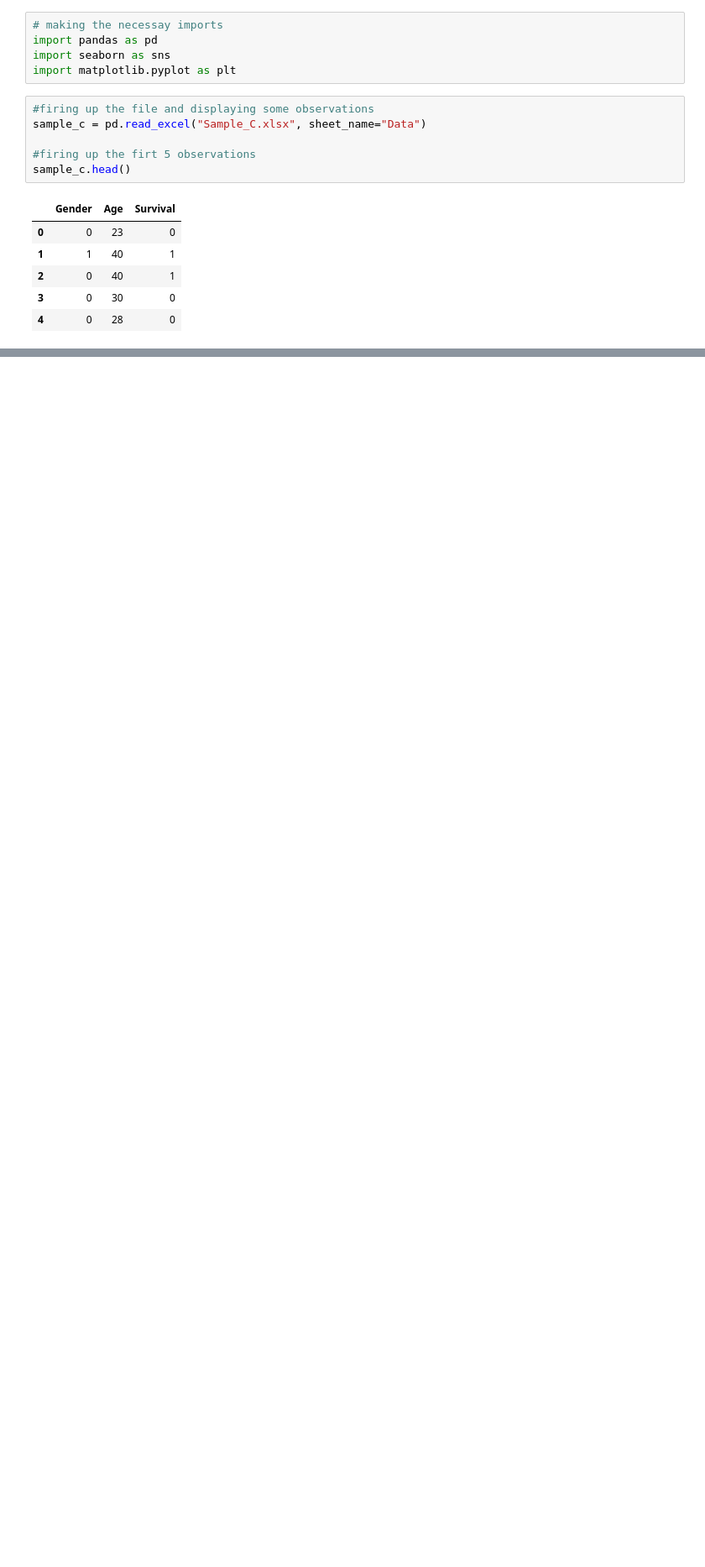
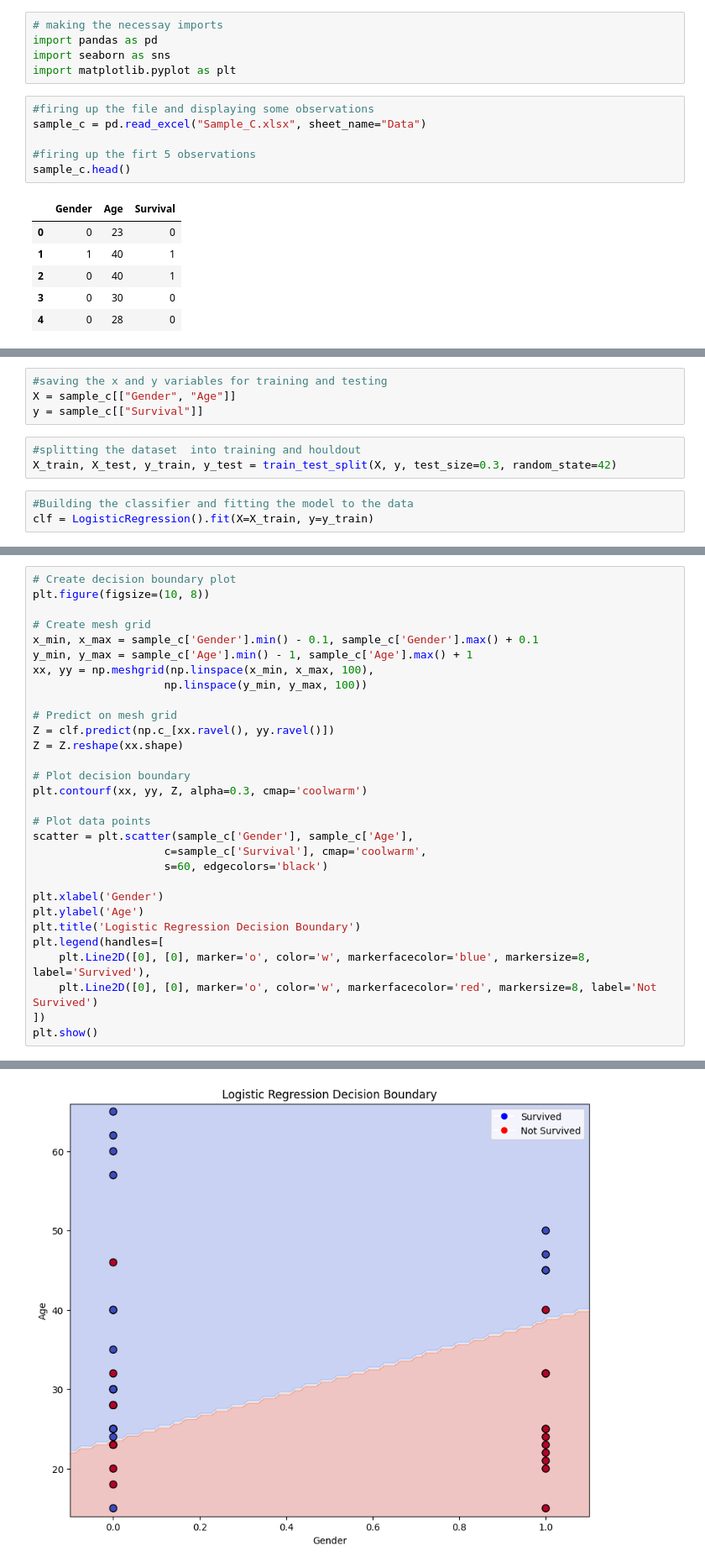
Before and after one commit to PrincelyKitilya/Linear-Regression-assumptions-tests, a Jupyter notebook: classification analysis/Logistic_Regression.ipynb, the cells around one changed output, grey strips where cells are left out. Shown at 84% size. Cells and saved outputs as stored; diff of their text form; blank space fills up the shorter version.

```diff
--- a/classification analysis/Logistic_Regression.ipynb
+++ b/classification analysis/Logistic_Regression.ipynb
@@ -18,0 +45,10 @@ sample_c.head()
+# %%
+#saving the x and y variables for training and testing
+X = sample_c[["Gender", "Age"]]
+y = sample_c[["Survival"]]
+# %%
+#splitting the dataset  into training and houldout
+X_train, X_test, y_train, y_test = train_test_split(X, y, test_size=0.3, random_state=42)
+# %%
+#Building the classifier and fitting the model to the data
+clf = LogisticRegression().fit(X=X_train, y=y_train)
@@ -18,0 +69,31 @@ sample_c.head()
+# %%
+# Create decision boundary plot
+plt.figure(figsize=(10, 8))
+
+# Create mesh grid
+x_min, x_max = sample_c['Gender'].min() - 0.1, sample_c['Gender'].max() + 0.1
+y_min, y_max = sample_c['Age'].min() - 1, sample_c['Age'].max() + 1
+xx, yy = np.meshgrid(np.linspace(x_min, x_max, 100),
+                    np.linspace(y_min, y_max, 100))
+
+# Predict on mesh grid
+Z = clf.predict(np.c_[xx.ravel(), yy.ravel()])
+Z = Z.reshape(xx.shape)
+
+# Plot decision boundary
+plt.contourf(xx, yy, Z, alpha=0.3, cmap='coolwarm')
+
+# Plot data points
+scatter = plt.scatter(sample_c['Gender'], sample_c['Age'],
+                    c=sample_c['Survival'], cmap='coolwarm',
+                    s=60, edgecolors='black')
+
+plt.xlabel('Gender')
+plt.ylabel('Age')
+plt.title('Logistic Regression Decision Boundary')
+plt.legend(handles=[
+    plt.Line2D([0], [0], marker='o', color='w', markerfacecolor='blue', markersize=8, label='Survived'),
+    plt.Line2D([0], [0], marker='o', color='w', markerfacecolor='red', markersize=8, label='Not Survived')
+])
+plt.show()
+# %% [output]
@@ -18,0 +101 @@ sample_c.head()
+[figure, added]
```
Also changed, not shown: parts of 9 cells of this notebook.
